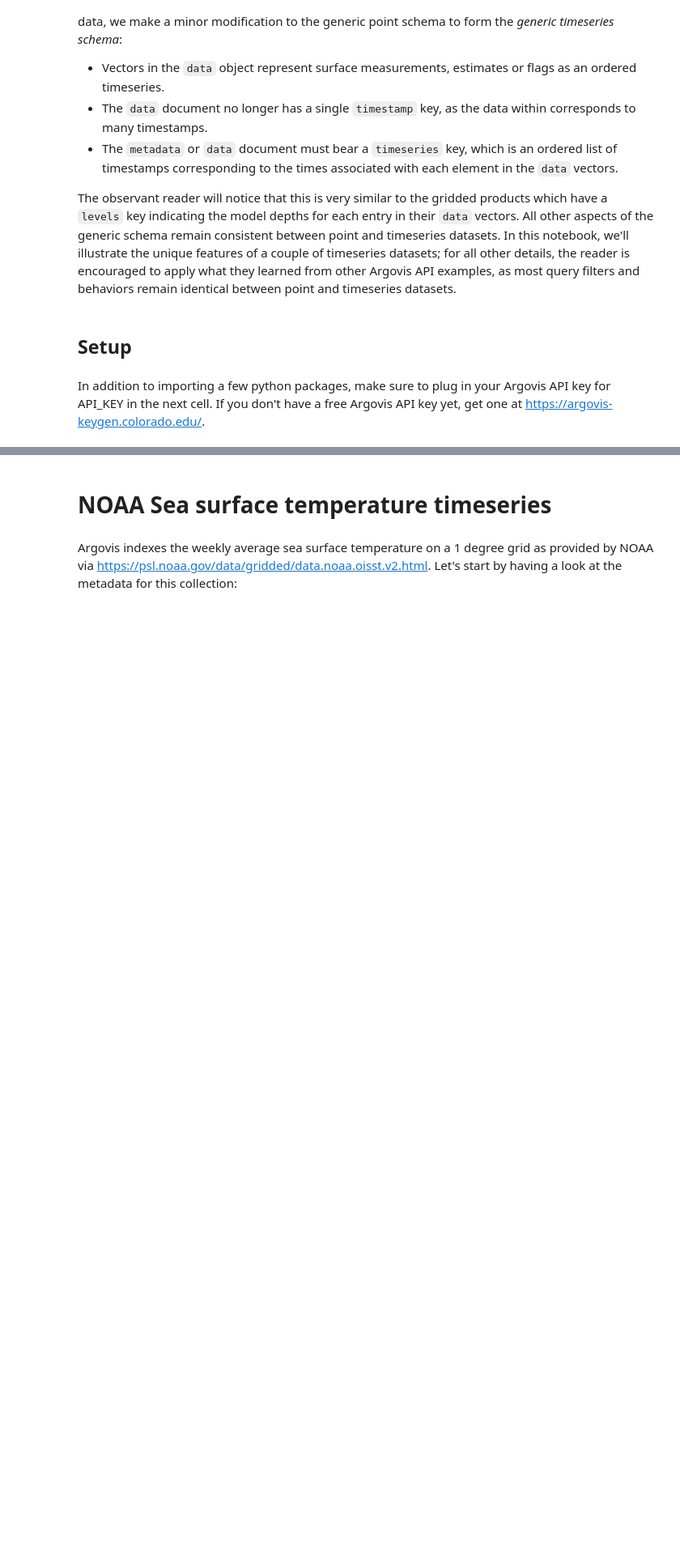
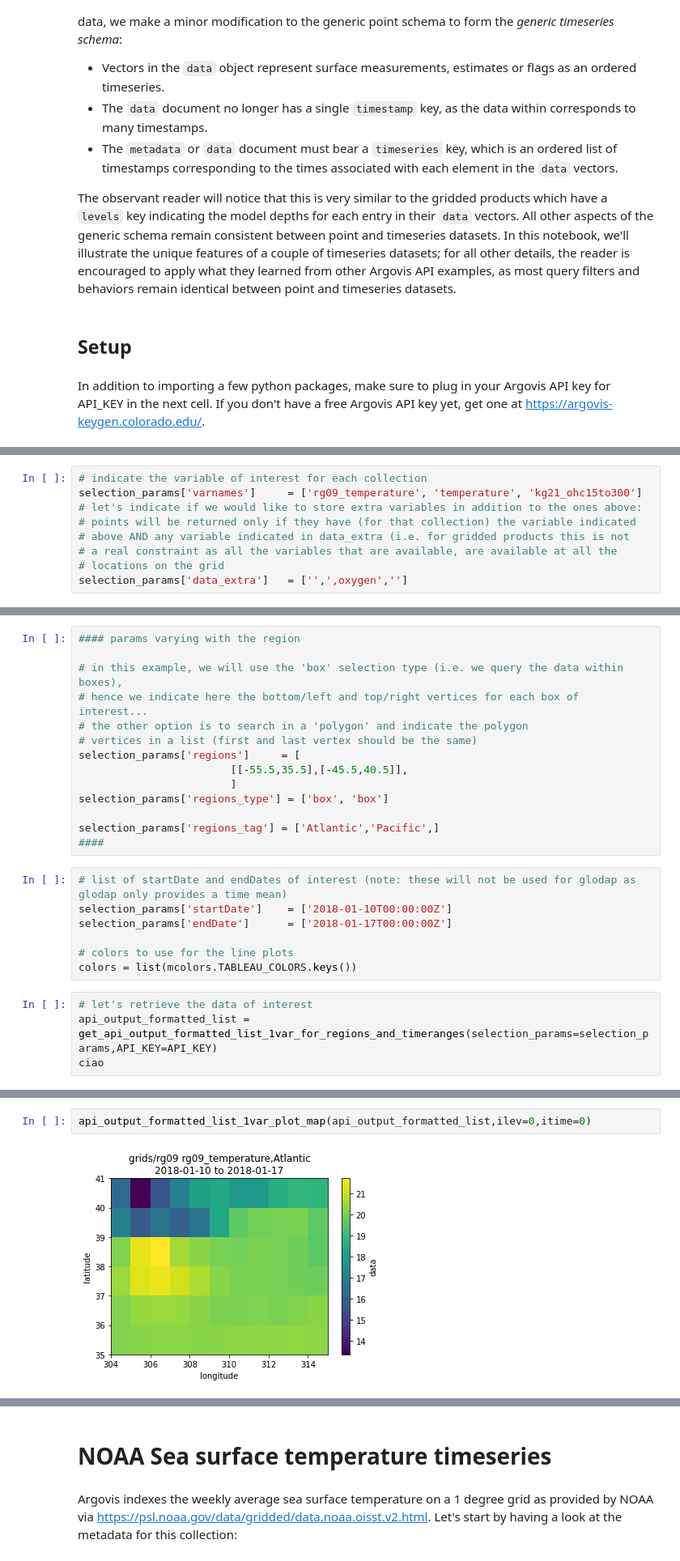
Before and after one commit to argovis/demo_notebooks, a Jupyter notebook: work_in_progress/Argovis_explore_maps.ipynb, the cells around one changed output, grey strips where cells are left out. Shown at 81% size. Saved outputs shown, nothing was run; the diff lists cells and outputs as text; blank space fills up the shorter version.

```diff
--- a/work_in_progress/Argovis_explore_maps.ipynb
+++ b/work_in_progress/Argovis_explore_maps.ipynb
@@ -63,0 +58,9 @@ selection_params['varname_title']     = 'Oxygen'
+# %%
+# indicate the variable of interest for each collection
+selection_params['varnames']     = ['rg09_temperature', 'temperature', 'kg21_ohc15to300']
+# let's indicate if we would like to store extra variables in addition to the ones above:
+# points will be returned only if they have (for that collection) the variable indicated
+# above AND any variable indicated in data_extra (i.e. for gridded products this is not
+# a real constraint as all the variables that are available, are available at all the
+# locations on the grid
+selection_params['data_extra']   = ['',',oxygen','']
@@ -106,0 +114,25 @@ SyntaxError: invalid syntax (350542196.py, line 1)
+# %%
+#### params varying with the region
+
+# in this example, we will use the 'box' selection type (i.e. we query the data within boxes),
+# hence we indicate here the bottom/left and top/right vertices for each box of interest...
+# the other option is to search in a 'polygon' and indicate the polygon
+# vertices in a list (first and last vertex should be the same)
+selection_params['regions']     = [
+                        [[-55.5,35.5],[-45.5,40.5]],
+                        ]
+selection_params['regions_type'] = ['box', 'box']
+
+selection_params['regions_tag'] = ['Atlantic','Pacific',]
+####
+# %%
+# list of startDate and endDates of interest (note: these will not be used for glodap as glodap only provides a time mean)
+selection_params['startDate']    = ['2018-01-10T00:00:00Z']
+selection_params['endDate']      = ['2018-01-17T00:00:00Z']
+
+# colors to use for the line plots
+colors = list(mcolors.TABLEAU_COLORS.keys())
+# %%
+# let's retrieve the data of interest
+api_output_formatted_list = get_api_output_formatted_list_1var_for_regions_and_timeranges(selection_params=selection_params,API_KEY=API_KEY)
+ciao
@@ -106,0 +152,4 @@ SyntaxError: invalid syntax (350542196.py, line 1)
+# %%
+api_output_formatted_list_1var_plot_map(api_output_formatted_list,ilev=0,itime=0)
+# %% [output]
+[figure, added]
```
Also changed, not shown: parts of 10 cells of this notebook, 13 other files.
